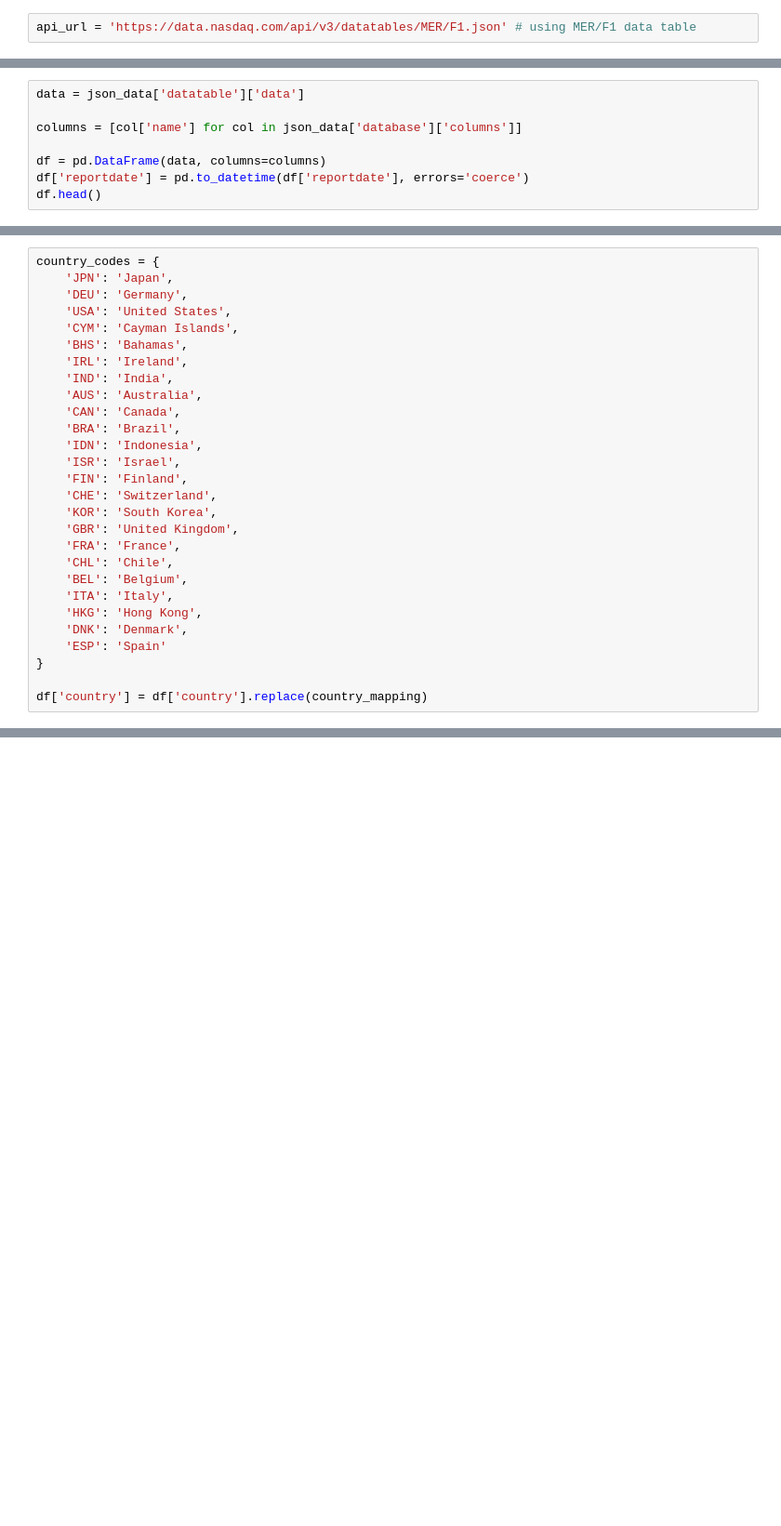
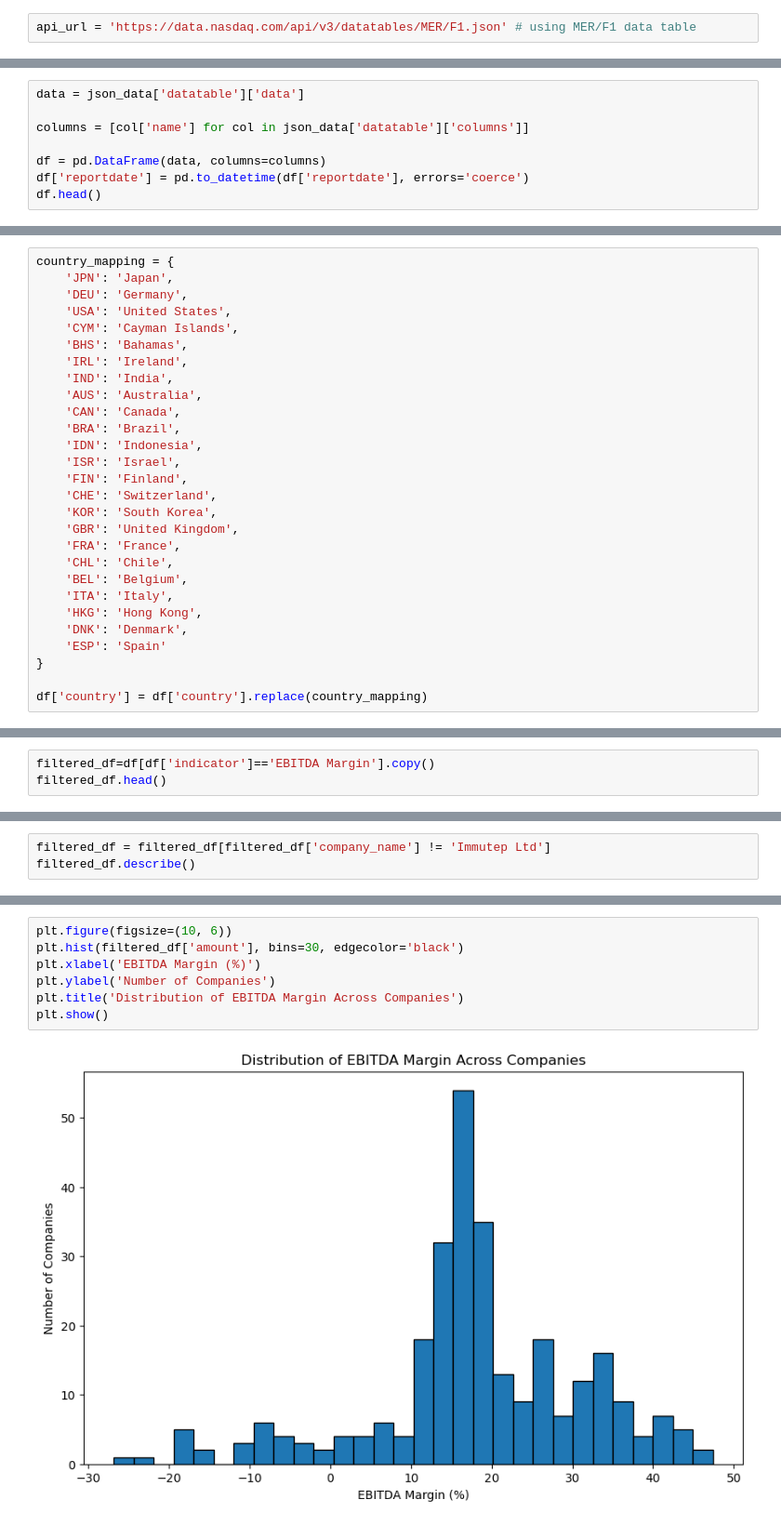
Before and after one commit to Frank-J1/nasdaq-data-processing, a Jupyter notebook: Basics.ipynb, the cells around one changed output, grey strips where cells are left out. Shown at 93% size. Cells and saved outputs as stored; diff of their text form; blank space fills up the shorter version.

Commit message:
Finised processing of NASDAQ data

```diff
--- a/Basics.ipynb
+++ b/Basics.ipynb
@@ -25,7 +23,7 @@ json_data = requests.get(api_url, params=parameters).json() #
 # %%
 data = json_data['datatable']['data']
 
-columns = [col['name'] for col in json_data['database']['columns']]
+columns = [col['name'] for col in json_data['datatable']['columns']]
 
 df = pd.DataFrame(data, columns=columns)
 df['reportdate'] = pd.to_datetime(df['reportdate'], errors='coerce')
@@ -39,5 +50,5 @@ df.head()
 # %%
-country_codes = {
+country_mapping = {
     'JPN': 'Japan',
     'DEU': 'Germany',
     'USA': 'United States',
@@ -68,0 +88,3 @@ df.columns=['report_id','report_date','report_type','amount','company_name','cou
+# %%
+filtered_df=df[df['indicator']=='EBITDA Margin'].copy()
+filtered_df.head()
@@ -68,0 +114,3 @@ df.columns=['report_id','report_date','report_type','amount','company_name','cou
+# %%
+filtered_df = filtered_df[filtered_df['company_name'] != 'Immutep Ltd']
+filtered_df.describe()
@@ -68,0 +127,9 @@ df.columns=['report_id','report_date','report_type','amount','company_name','cou
+# %%
+plt.figure(figsize=(10, 6))
+plt.hist(filtered_df['amount'], bins=30, edgecolor='black')
+plt.xlabel('EBITDA Margin (%)')
+plt.ylabel('Number of Companies')
+plt.title('Distribution of EBITDA Margin Across Companies')
+plt.show()
+# %% [output]
+[figure, added]
```
Also changed, not shown: parts of 10 cells of this notebook.
